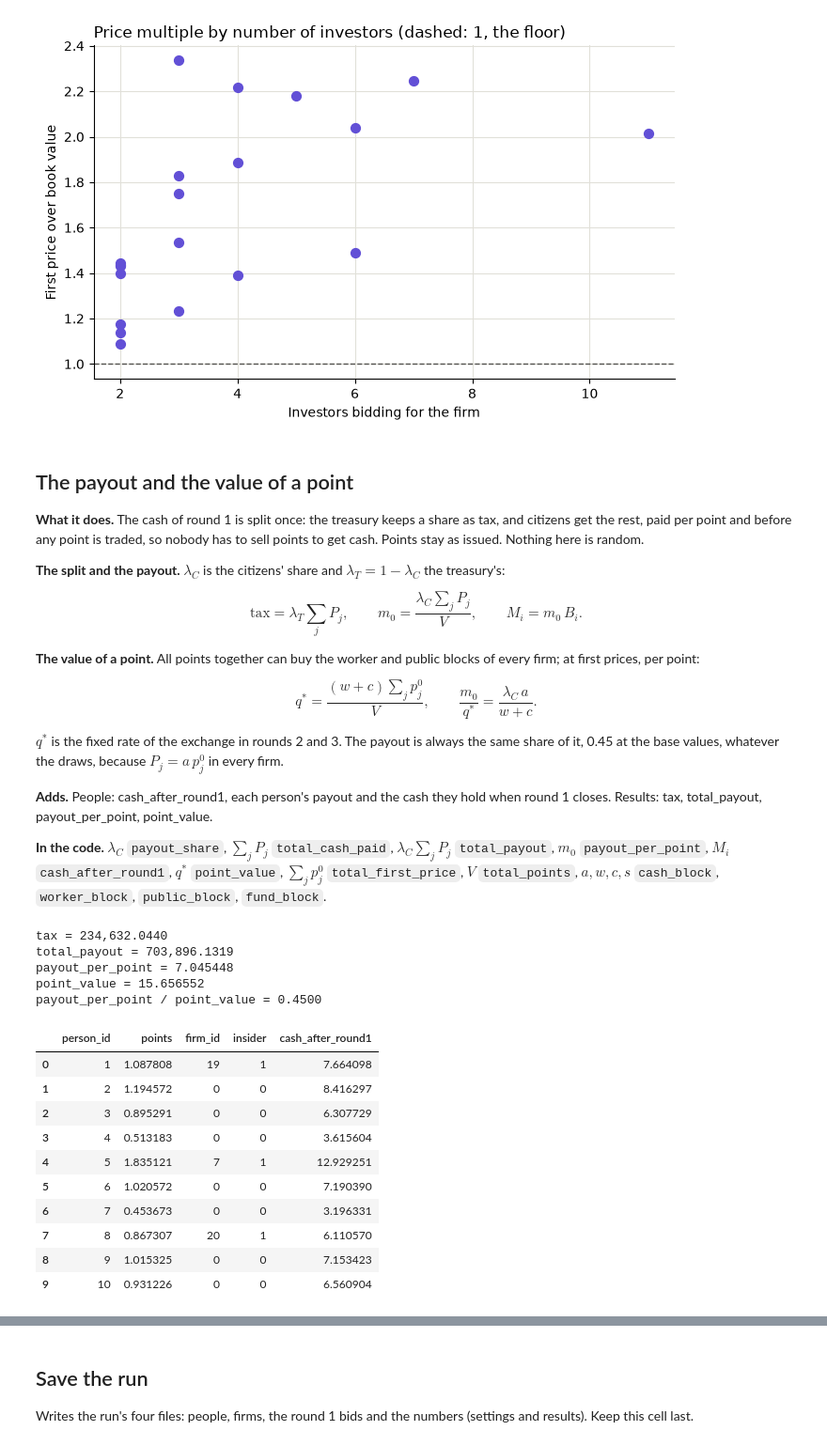
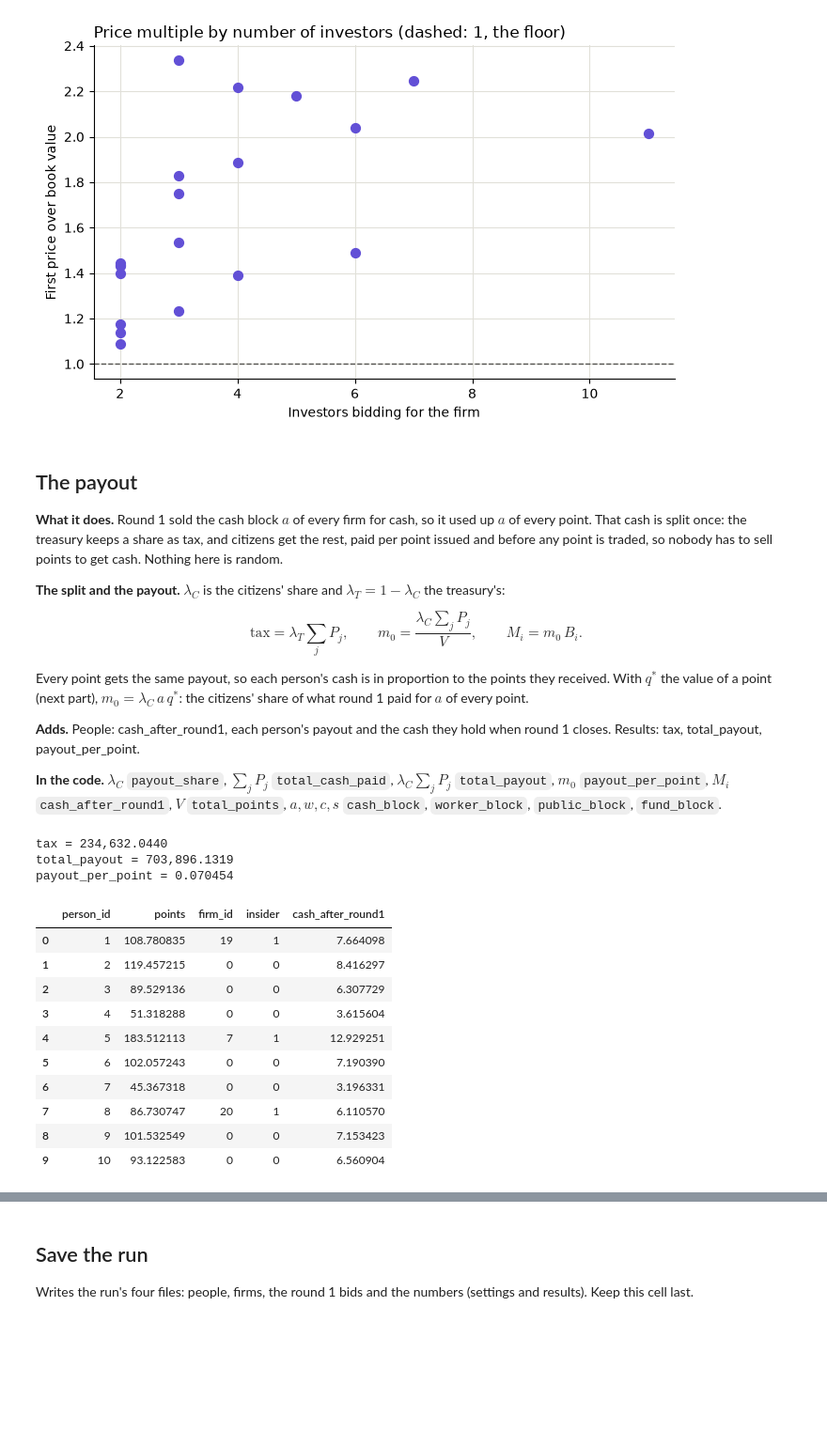
Before and after one commit to Arom-MFE/mass-privatization-auctions, a Jupyter notebook: main.ipynb, the cells around one changed output, grey strips where cells are left out. Shown at 94% size. Saved outputs shown, nothing was run; the diff lists cells and outputs as text; code cells hidden in the pictures; blank space fills up the shorter version.

```diff
--- a/main.ipynb
+++ b/main.ipynb
@@ -43,6 +43,7 @@ params = {
     "seed": 42,                  # one seed makes every random number of the run
     # part 1, the world
     "n_people": 100_000,         # number of people (the paper's N)
+    "avg_points": 100,           # average points per person; only sets the unit of points (the paper's B bar)
     "sigma_points": 0.5,         # spread of points across people, the sd of log points (the paper's sigma)
     "n_firms": 20,               # number of firms in the pool (the paper's |J|)
     "insider_share": 0.2,        # share of people who work in a firm of the pool (N_W / N)
@@ -50,11 +51,11 @@ params = {
     "min_headcount": 100,        # smallest headcount, the size test of Section 2 (the paper's L_min)
     "avg_book_per_worker": 100,  # average book value per worker; only sets the unit of money (the paper's kappa)
     "sigma_book": 0.3,           # spread of book value per worker across firms (the paper's sigma_K)
-    # the split of every firm, adding up to one
+    # the split of every firm: any four shares adding up to one, the cash and worker blocks above 0
     "cash_block": 0.30,          # share of every firm sold for cash to one investor in round 1 (the paper's a)
     "worker_block": 0.25,        # share sold to the firm's own workers for points in round 2 (the paper's w)
     "public_block": 0.25,        # share sold to all other citizens for points in round 3 (the paper's c)
-    "fund_block": 0.20,          # share the fund holds back and sells for cash over the years (the paper's s)
+    "fund_block": 0.20,          # share the fund starts with and sells over the years; grows by every share the rounds leave unsold (the paper's s)
     # round 1, the cash auction
     "min_investors": 2,          # fewest investors bidding for a cash block
     "avg_investors": 4,          # average number of investors per cash block (the paper's g)
@@ -62,8 +63,13 @@ params = {
     # the payout after round 1
     "payout_share": 0.75,        # share of round 1 cash paid out to citizens; the rest is tax (the paper's lambda_C)
     # the exchange and the locked points
-    "locked_share": 0.20,        # share of every person's points locked in the index: never bid, never sold (the paper's phi)
+    "locked_share": 0.20,        # share of every person's points locked as the claim on the fund; equal to fund_block at issue (the paper's phi)
 }
+
+# Stop here unless the split is valid: four shares adding up to one, the cash and worker blocks above 0
+check_split(params["cash_block"], params["worker_block"], params["public_block"], params["fund_block"])
+# Stop here unless the locked points are exactly the fund's claim: locked_share equal to fund_block
+check_lock(params["locked_share"], params["fund_block"])
 # %%
 # run_number: which run this is; it names the folder and starts every file name
 run_number = 1
@@ -116,10 +122,10 @@ world_draws = draw_world(params["seed"], params["n_people"], params["n_firms"])
 # people: the people table, one row per person
 people = make_people(params["n_people"])
 
-# points: points of each person, a lognormal with mean one
-people["points"] = make_points(world_draws["z_points"], params["sigma_points"])
+# points: points of each person, a lognormal with mean avg_points; what each person receives at issue
+people["points"] = make_points(world_draws["z_points"], params["sigma_points"], params["avg_points"])
 
-# total_points: all points in the economy, about n_people since the average person holds one point
+# total_points: all points in the economy, about avg_points times n_people
 total_points = people["points"].sum()
 print(f"total_points = {total_points:,.4f}")
 people
@@ -447,9 +453,9 @@ plt.show()
 [figure]
 [figure]
 # %% [markdown]
-## The payout and the value of a point
+## The payout
 
-**What it does.** The cash of round 1 is split once: the treasury keeps a share as tax, and citizens get the rest, paid per point and before any point is traded, so nobody has to sell points to get cash. Points stay as issued. Nothing here is random.
+**What it does.** Round 1 sold the cash block $a$ of every firm for cash, so it used up $a$ of every point. That cash is split once: the treasury keeps a share as tax, and citizens get the rest, paid per point issued and before any point is traded, so nobody has to sell points to get cash. Nothing here is random.
 
 **The split and the payout.** $\lambda_C$ is the citizens' share and $\lambda_T = 1 - \lambda_C$ the treasury's:
 
@@ -457,61 +463,45 @@ $$
 \text{tax} = \lambda_T \sum_j P_j, \qquad m_0 = \frac{\lambda_C \sum_j P_j}{V}, \qquad M_i = m_0\, B_i .
 $$
 
-**The value of a point.** All points together can buy the worker and public blocks of every firm; at first prices, per point:
+Every point gets the same payout, so each person's cash is in proportion to the points they received. With $q^*$ the value of a point (next part), $m_0 = \lambda_C\, a\, q^*$: the citizens' share of what round 1 paid for $a$ of every point.
 
-$$
-q^* = \frac{(w + c) \sum_j p^0_j}{V}, \qquad \frac{m_0}{q^*} = \frac{\lambda_C\, a}{w + c} .
-$$
+**Adds.** People: cash_after_round1, each person's payout and the cash they hold when round 1 closes. Results: tax, total_payout, payout_per_point.
 
-$q^*$ is the fixed rate of the exchange in rounds 2 and 3. The payout is always the same share of it, 0.45 at the base values, whatever the draws, because $P_j = a\, p^0_j$ in every firm.
-
-**Adds.** People: cash_after_round1, each person's payout and the cash they hold when round 1 closes. Results: tax, total_payout, payout_per_point, point_value.
-
-**In the code.** $\lambda_C$ `payout_share`, $\sum_j P_j$ `total_cash_paid`, $\lambda_C \sum_j P_j$ `total_payout`, $m_0$ `payout_per_point`, $M_i$ `cash_after_round1`, $q^*$ `point_value`, $\sum_j p^0_j$ `total_first_price`, $V$ `total_points`, $a, w, c, s$ `cash_block`, `worker_block`, `public_block`, `fund_block`.
+**In the code.** $\lambda_C$ `payout_share`, $\sum_j P_j$ `total_cash_paid`, $\lambda_C \sum_j P_j$ `total_payout`, $m_0$ `payout_per_point`, $M_i$ `cash_after_round1`, $V$ `total_points`, $a, w, c, s$ `cash_block`, `worker_block`, `public_block`, `fund_block`.
 # %%
-# Stop here unless the four blocks of every firm add up to one
-check_split(params["cash_block"], params["worker_block"], params["public_block"], params["fund_block"])
-
 # cash_split: round 1 cash split between citizens and the treasury
 cash_split = split_cash(total_cash_paid, params["payout_share"])
 # total_payout: the cash paid out to citizens
 total_payout = cash_split["total_payout"]
 # tax: the cash the treasury keeps
 tax = cash_split["tax"]
 
 # payout_per_point: cash paid out per point issued
 payout_per_point = make_payout_per_point(total_payout, total_points)
 
 # cash_after_round1: the cash each person holds when round 1 closes, their payout, in proportion to their points
 people["cash_after_round1"] = make_payouts(people["points"].to_numpy(), payout_per_point)
 
-# point_value: the worker and public blocks of every firm at first prices, per point; the rate of the exchange
-point_value = make_point_value(total_first_price, params["worker_block"], params["public_block"], total_points)
-
 print(f"tax = {tax:,.4f}")
 print(f"total_payout = {total_payout:,.4f}")
 print(f"payout_per_point = {payout_per_point:,.6f}")
-print(f"point_value = {point_value:,.6f}")
-print(f"payout_per_point / point_value = {payout_per_point / point_value:.4f}")
 
 display(people.head(10))
 # %% [output]
 tax = 234,632.0440
 total_payout = 703,896.1319
-payout_per_point = 7.045448
-point_value = 15.656552
-payout_per_point / point_value = 0.4500
+payout_per_point = 0.070454
 |  | person_id | points | firm_id | insider | cash_after_round1 |
-| 0 | 1 | 1.087808 | 19 | 1 | 7.664098 |
-| 1 | 2 | 1.194572 | 0 | 0 | 8.416297 |
-| 2 | 3 | 0.895291 | 0 | 0 | 6.307729 |
-| 3 | 4 | 0.513183 | 0 | 0 | 3.615604 |
-| 4 | 5 | 1.835121 | 7 | 1 | 12.929251 |
-| 5 | 6 | 1.020572 | 0 | 0 | 7.190390 |
-| 6 | 7 | 0.453673 | 0 | 0 | 3.196331 |
-| 7 | 8 | 0.867307 | 20 | 1 | 6.110570 |
-| 8 | 9 | 1.015325 | 0 | 0 | 7.153423 |
-| 9 | 10 | 0.931226 | 0 | 0 | 6.560904 |
+| 0 | 1 | 108.780835 | 19 | 1 | 7.664098 |
+| 1 | 2 | 119.457215 | 0 | 0 | 8.416297 |
+| 2 | 3 | 89.529136 | 0 | 0 | 6.307729 |
+| 3 | 4 | 51.318288 | 0 | 0 | 3.615604 |
+| 4 | 5 | 183.512113 | 7 | 1 | 12.929251 |
+| 5 | 6 | 102.057243 | 0 | 0 | 7.190390 |
+| 6 | 7 | 45.367318 | 0 | 0 | 3.196331 |
+| 7 | 8 | 86.730747 | 20 | 1 | 6.110570 |
+| 8 | 9 | 101.532549 | 0 | 0 | 7.153423 |
+| 9 | 10 | 93.122583 | 0 | 0 | 6.560904 |
 # %% [markdown]
 ## The exchange and the locked points
 
```
Also changed, not shown: parts of 14 cells of this notebook, 3 other files.
